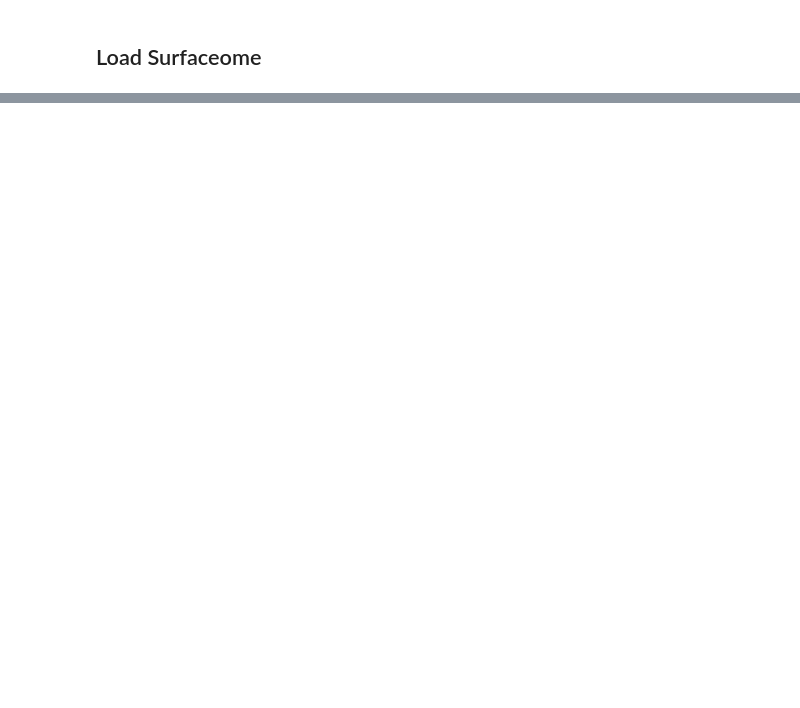
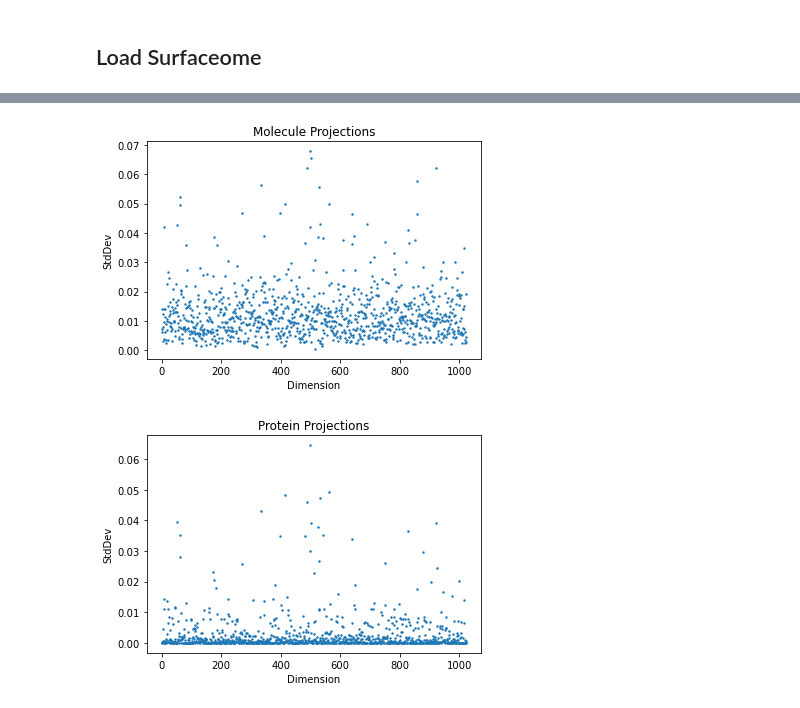
Before and after one commit to samsledje/ConPLex_dev, a Jupyter notebook: nb/DrugBank x Surfaceome.ipynb, the cells around one changed output, grey strips where cells are left out. Saved outputs shown, nothing was run; the diff lists cells and outputs as text; code cells hidden in the pictures; blank space fills up the shorter version.

```diff
--- a/nb/DrugBank x Surfaceome.ipynb
+++ b/nb/DrugBank x Surfaceome.ipynb
@@ -114,0 +259,8 @@ target_db[['UniProt gene','ENSP','UniProt description','DrugBank approved drug I
+# %%
+# Load model
+from mol_feats import Morgan_f
+from prot_feats import ProtBert_f
+mol_f = Morgan_f()
+prot_f = ProtBert_f()
+# model = torch.load("../best_models/dti_dg_morganM_protbertP_bm_best_model.sav").cuda()
+model = torch.load("../best_models/bindingdb_morgan_protbert_best_model.sav").cuda()
@@ -114,0 +300,22 @@ target_db[['UniProt gene','ENSP','UniProt description','DrugBank approved drug I
+# %%
+prot_names = []
+prot_domains = []
+prot_projections = []
+mol_names = []
+mol_projections = []
+
+with torch.set_grad_enabled(False):
+    for _, r in tqdm(full_dom_db.iterrows(),total=len(full_dom_db)):
+        seq = r.Sequence
+        seqName = r.Query
+        prot_emb = prot_f(seq).unsqueeze(0).cuda()
+        prot_proj = model.prot_projector(prot_emb).detach().cpu().numpy()
+        prot_names.append(seqName)
+        prot_domains.append(r.DomAccession)
+        prot_projections.append(prot_proj)
+
+    for molName, mol in tqdm(moleculeDict.items(),total=len(moleculeDict)):
+        mol_emb = mol_f(Chem.MolToSmiles(mol)).unsqueeze(0).cuda()
+        mol_proj = model.mol_projector(mol_emb).detach().cpu().numpy()
+        mol_names.append(molName)
+        mol_projections.append(mol_proj)
@@ -114,0 +327,18 @@ target_db[['UniProt gene','ENSP','UniProt description','DrugBank approved drug I
+# %%
+mol_projections = np.stack(mol_projections).squeeze()
+prot_projections = np.stack(prot_projections).squeeze()
+# %%
+plt.scatter(np.arange(1024), mol_projections.squeeze().std(axis=0),s=2)
+plt.title('Molecule Projections')
+plt.xlabel('Dimension')
+plt.ylabel('StdDev')
+plt.show()
+
+plt.scatter(np.arange(1024), prot_projections.squeeze().std(axis=0),s=2)
+plt.title('Protein Projections')
+plt.xlabel('Dimension')
+plt.ylabel('StdDev')
+plt.show()
+# %% [output]
+[figure, added]
+[figure, added]
```
Also changed, not shown: parts of 57 cells of this notebook, 15 other files.
